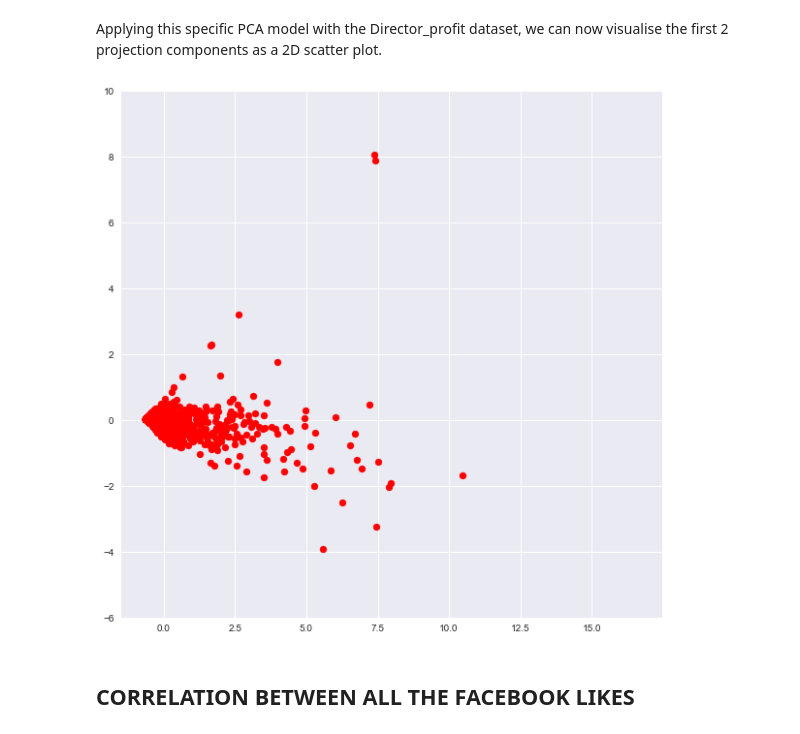
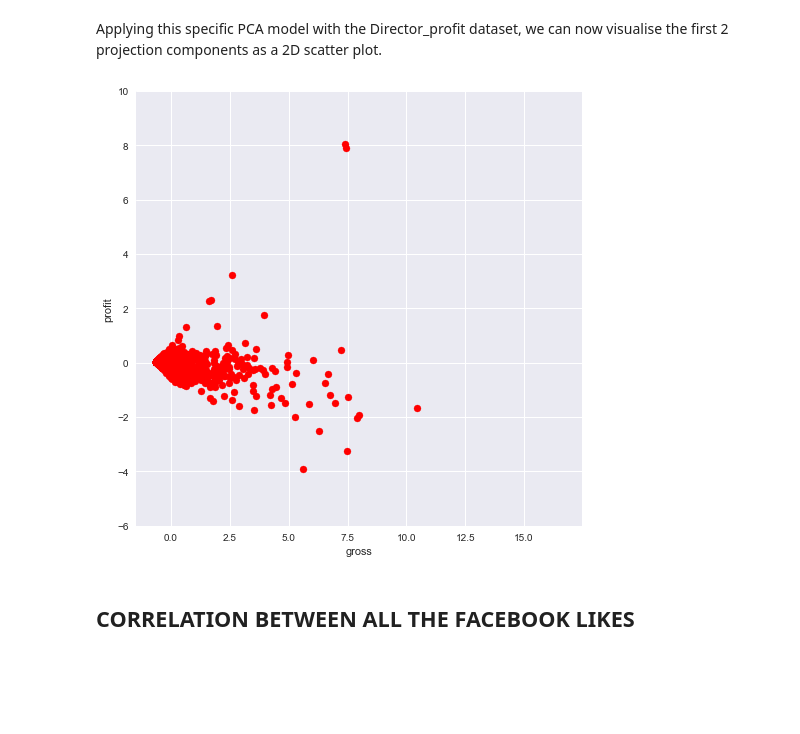
Before and after one commit to divyaaligireddy/IMDB-data-analysis, a Jupyter notebook: IMDB_data_analysis.ipynb, the cells around one changed output. Cells and saved outputs as stored; diff of their text form; code cells hidden in the pictures; blank space fills up the shorter version.

```diff
--- a/IMDB_data_analysis.ipynb
+++ b/IMDB_data_analysis.ipynb
@@ -279,12 +271,14 @@ array([[-0.58200848,  0.02989041],
 # %% [markdown]
 Applying this specific PCA model with the Director_profit dataset, we can now visualise the first 2 projection components as a 2D scatter plot.
 # %%
-plt.figure(figsize = (10,10))
+plt.figure(figsize = (8,8))
 plt.scatter(x_2d[:,0],x_2d[:,1],color ='red')
 plt.ylim(-6,10)
+plt.xlabel('gross')
+plt.ylabel('profit')
 plt.show()
 # %% [output]
-[figure, old version]
+[figure, new version]
 # %% [markdown]
 ## CORRELATION BETWEEN ALL THE FACEBOOK LIKES
 # %% [markdown]
```
Also changed, not shown: parts of 15 cells of this notebook.
